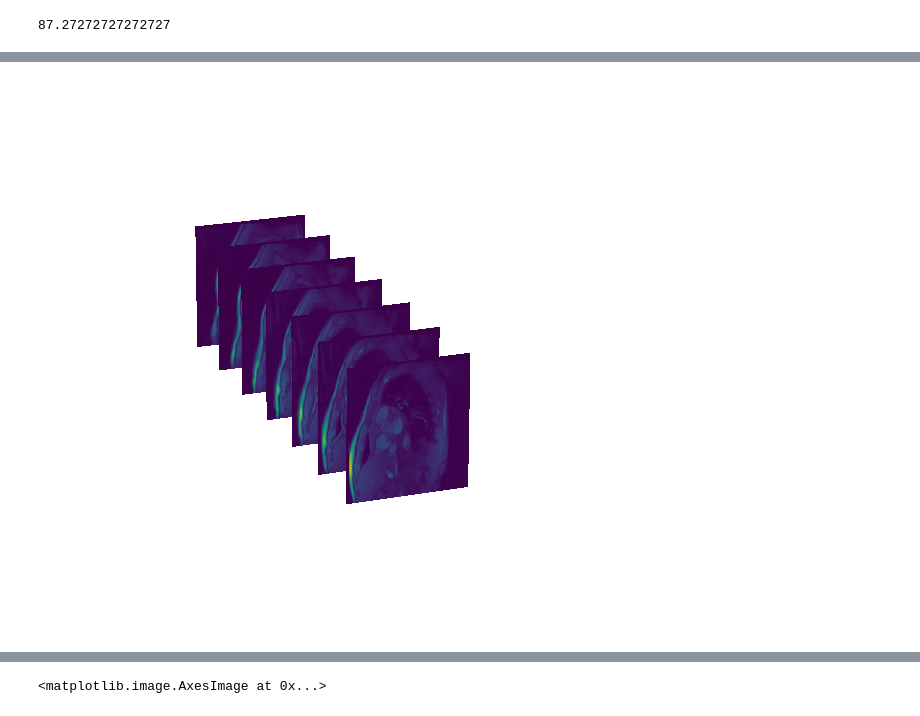
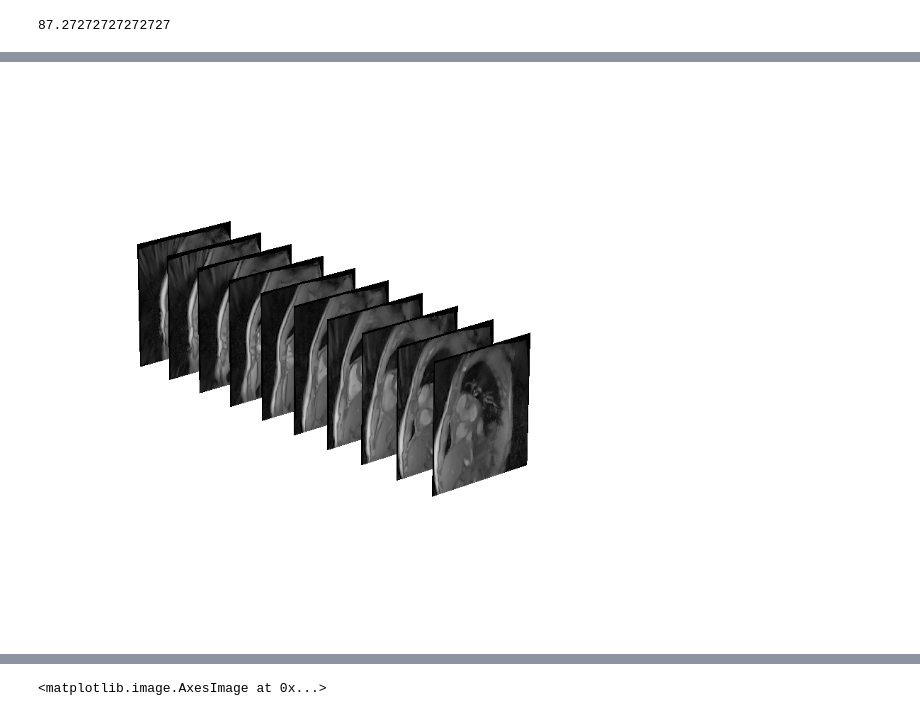
Before and after one commit to melven/pitts, a Jupyter notebook: examples/Interactive_DeepArc_examples.ipynb, the cells around one changed output, grey strips where cells are left out. Saved outputs shown, nothing was run; the diff lists cells and outputs as text; code cells hidden in the pictures.

```diff
--- a/examples/Interactive_DeepArc_examples.ipynb
+++ b/examples/Interactive_DeepArc_examples.ipynb
@@ -171,28 +178,31 @@ display.Video(slices_visu)
 # %%
 sliceFrames = X[0,:,0,:,:] / maxVal
 _X = np.arange(200)
 _Y = np.arange(200)
 _X, _Y = np.meshgrid(_X, _Y)
 _Z = np.zeros((200,200))
-cmap = plt.get_cmap('viridis')
+cmap = plt.get_cmap('Greys_r')
 
 #%matplotlib notebook
 fig, ax = plt.subplots(subplot_kw={"projection": "3d"})
 ax.axis('off')
 ls = LightSource(azdeg=-150)
 #sliceFrames = np.rot90(sliceFrames, axes=(2, 1))
-ax.plot_surface(_Y, _Z+0, -_X, facecolors=cmap(sliceFrames[0,:,:].T), linewidth=0, antialiased=False, rcount=200, ccount=200, shade=True, lightsource=ls)
-ax.plot_surface(_Y, _Z+1, -_X, facecolors=cmap(sliceFrames[2,:,:].T), linewidth=0, antialiased=False, rcount=200, ccount=200, shade=True, lightsource=ls)
-ax.plot_surface(_Y, _Z+2, -_X, facecolors=cmap(sliceFrames[4,:,:].T), linewidth=0, antialiased=False, rcount=200, ccount=200, shade=True, lightsource=ls)
-ax.plot_surface(_Y, _Z+3, -_X, facecolors=cmap(sliceFrames[6,:,:].T), linewidth=0, antialiased=False, rcount=200, ccount=200, shade=True, lightsource=ls)
-ax.plot_surface(_Y, _Z+4, -_X, facecolors=cmap(sliceFrames[8,:,:].T), linewidth=0, antialiased=False, rcount=200, ccount=200, shade=True, lightsource=ls)
-ax.plot_surface(_Y, _Z+5, -_X, facecolors=cmap(sliceFrames[10,:,:].T), linewidth=0, antialiased=False, rcount=200, ccount=200, shade=True, lightsource=ls)
-ax.plot_surface(_Y, _Z+6, -_X, facecolors=cmap(sliceFrames[12,:,:].T), linewidth=0, antialiased=False, rcount=200, ccount=200, shade=True, lightsource=ls)
-ax.view_init(elev=20, azim=-110)
+ax.plot_surface(_Y, _Z+0, -_X, facecolors=cmap(np.sqrt(sliceFrames[0,:,:].T)), linewidth=0, antialiased=False, rcount=200, ccount=200, shade=True, lightsource=ls)
+ax.plot_surface(_Y, _Z+1, -_X, facecolors=cmap(np.sqrt(sliceFrames[2,:,:].T)), linewidth=0, antialiased=False, rcount=200, ccount=200, shade=True, lightsource=ls)
+ax.plot_surface(_Y, _Z+2, -_X, facecolors=cmap(np.sqrt(sliceFrames[4,:,:].T)), linewidth=0, antialiased=False, rcount=200, ccount=200, shade=True, lightsource=ls)
+ax.plot_surface(_Y, _Z+3, -_X, facecolors=cmap(np.sqrt(sliceFrames[6,:,:].T)), linewidth=0, antialiased=False, rcount=200, ccount=200, shade=True, lightsource=ls)
+ax.plot_surface(_Y, _Z+4, -_X, facecolors=cmap(np.sqrt(sliceFrames[8,:,:].T)), linewidth=0, antialiased=False, rcount=200, ccount=200, shade=True, lightsource=ls)
+ax.plot_surface(_Y, _Z+5, -_X, facecolors=cmap(np.sqrt(sliceFrames[10,:,:].T)), linewidth=0, antialiased=False, rcount=200, ccount=200, shade=True, lightsource=ls)
+ax.plot_surface(_Y, _Z+6, -_X, facecolors=cmap(np.sqrt(sliceFrames[12,:,:].T)), linewidth=0, antialiased=False, rcount=200, ccount=200, shade=True, lightsource=ls)
+ax.plot_surface(_Y, _Z+7, -_X, facecolors=cmap(np.sqrt(sliceFrames[14,:,:].T)), linewidth=0, antialiased=False, rcount=200, ccount=200, shade=True, lightsource=ls)
+ax.plot_surface(_Y, _Z+8, -_X, facecolors=cmap(np.sqrt(sliceFrames[16,:,:].T)), linewidth=0, antialiased=False, rcount=200, ccount=200, shade=True, lightsource=ls)
+ax.plot_surface(_Y, _Z+9, -_X, facecolors=cmap(np.sqrt(sliceFrames[18,:,:].T)), linewidth=0, antialiased=False, rcount=200, ccount=200, shade=True, lightsource=ls)
+ax.view_init(elev=20, azim=-130)
 ax.set_box_aspect((4,15,4))
 plt.savefig('slices_gallery.png', dpi=600, bbox_inches='tight')
 # %% [output]
-[figure, old version]
+[figure, new version]
 # %%
 # Patients
 patientFrames = X[:,0,0,:,:] / maxVal
```
Also changed, not shown: parts of 20 cells of this notebook, 4 other files.
